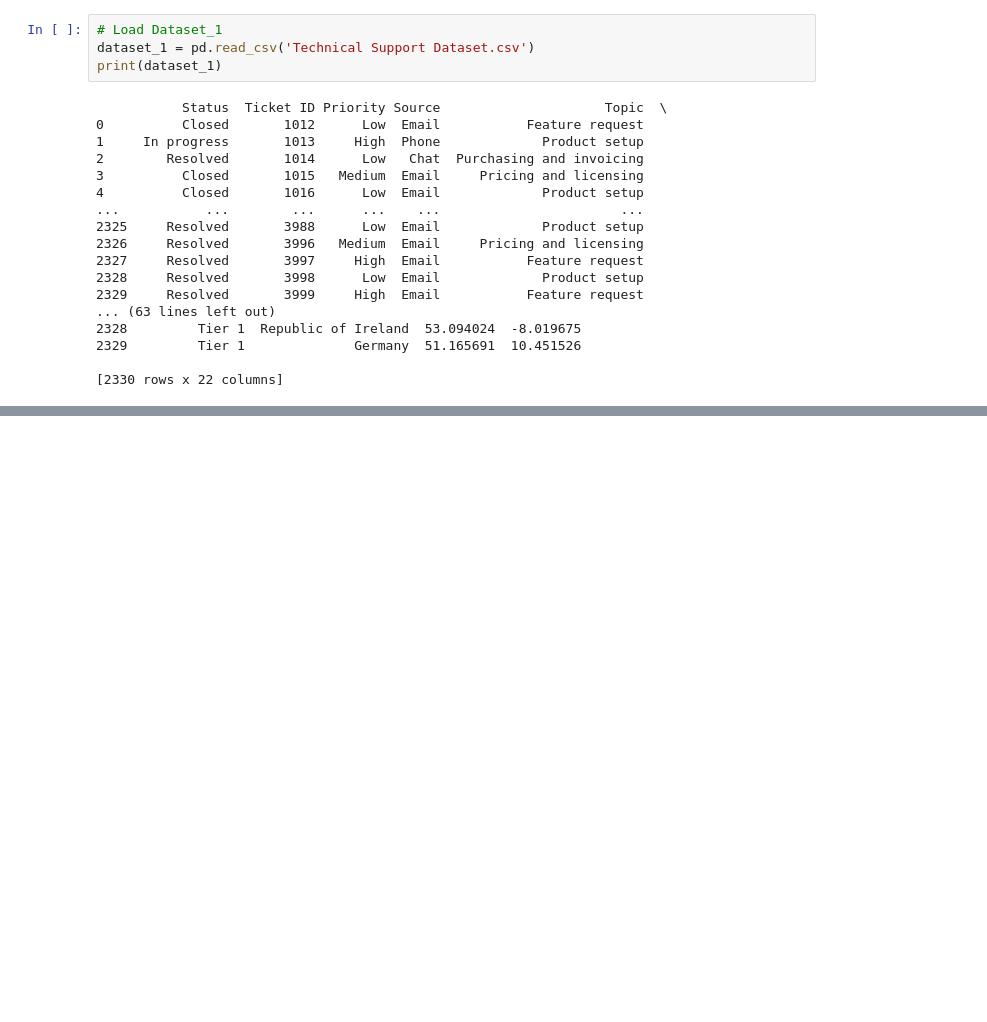
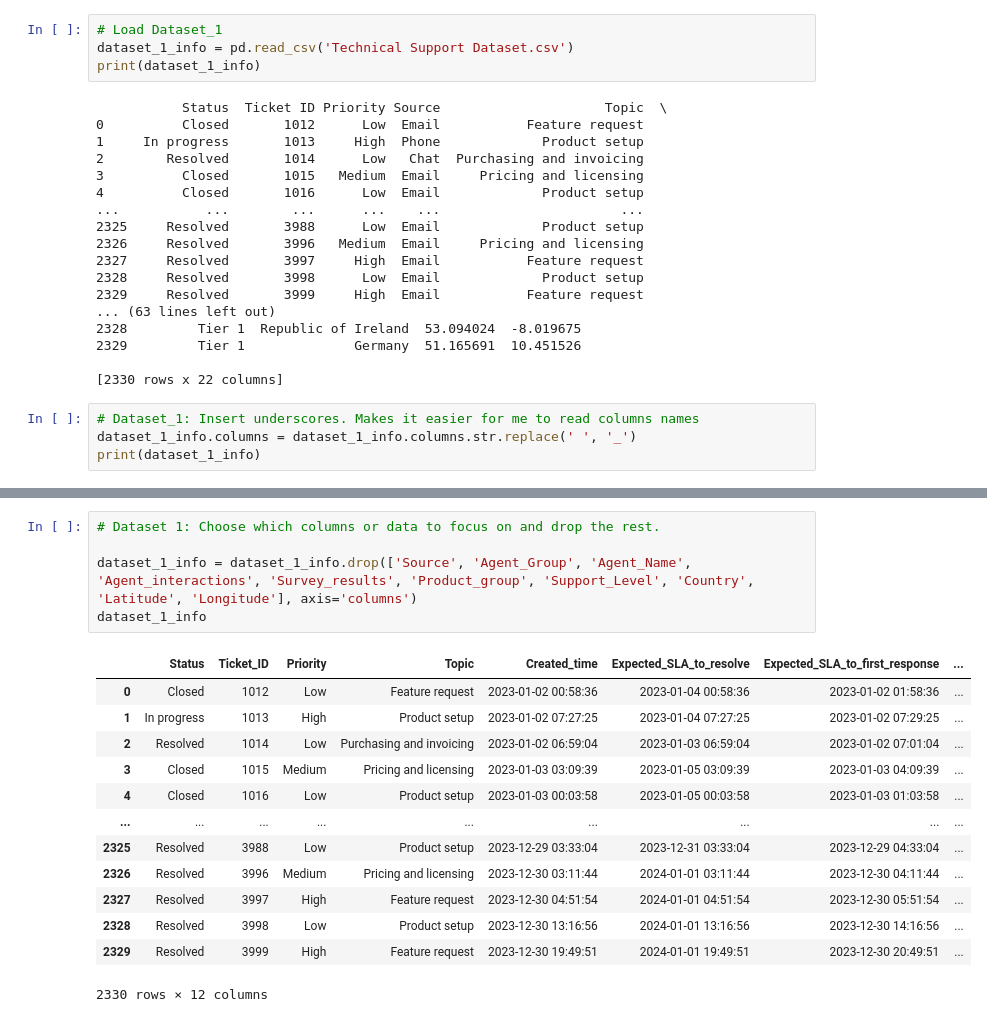
Before and after one commit to stevetech73/Tech_Support_Analysis, a Jupyter notebook: Technical_Support_Analysis.ipynb, the cells around one changed output, grey strips where cells are left out. Saved outputs shown, nothing was run; the diff lists cells and outputs as text; blank space fills up the shorter version.

Commit message:
Delete and rename columns

```diff
--- a/Technical_Support_Analysis.ipynb
+++ b/Technical_Support_Analysis.ipynb
@@ -14,7 +19,7 @@ import pandas as pd
 # %%
 # Load Dataset_1
-dataset_1 = pd.read_csv('Technical Support Dataset.csv')
-print(dataset_1)
+dataset_1_info = pd.read_csv('Technical Support Dataset.csv')
+print(dataset_1_info)
 # %% [output]
            Status  Ticket ID Priority Source                     Topic  \
 0          Closed       1012      Low  Email           Feature request
@@ -33,3 +38,7 @@ print(dataset_1)
 2329         Tier 1              Germany  51.165691  10.451526
 
 [2330 rows x 22 columns]
+# %%
+# Dataset_1: Insert underscores. Makes it easier for me to read columns names
+dataset_1_info.columns = dataset_1_info.columns.str.replace(' ', '_')
+print(dataset_1_info)
@@ -35,0 +74,19 @@ print(dataset_1)
+# %%
+# Dataset 1: Choose which columns or data to focus on and drop the rest.
+
+dataset_1_info = dataset_1_info.drop(['Source', 'Agent_Group', 'Agent_Name', 'Agent_interactions', 'Survey_results', 'Product_group', 'Support_Level', 'Country', 'Latitude', 'Longitude'], axis='columns')
+dataset_1_info
+# %% [output]
+|  | Status | Ticket_ID | Priority | Topic | Created_time | Expected_SLA_to_resolve | Expected_SLA_to_first_response | ... |
+| 0 | Closed | 1012 | Low | Feature request | 2023-01-02 00:58:36 | 2023-01-04 00:58:36 | 2023-01-02 01:58:36 | ... |
+| 1 | In progress | 1013 | High | Product setup | 2023-01-02 07:27:25 | 2023-01-04 07:27:25 | 2023-01-02 07:29:25 | ... |
+| 2 | Resolved | 1014 | Low | Purchasing and invoicing | 2023-01-02 06:59:04 | 2023-01-03 06:59:04 | 2023-01-02 07:01:04 | ... |
+| 3 | Closed | 1015 | Medium | Pricing and licensing | 2023-01-03 03:09:39 | 2023-01-05 03:09:39 | 2023-01-03 04:09:39 | ... |
+| 4 | Closed | 1016 | Low | Product setup | 2023-01-03 00:03:58 | 2023-01-05 00:03:58 | 2023-01-03 01:03:58 | ... |
+| ... | ... | ... | ... | ... | ... | ... | ... | ... |
+| 2325 | Resolved | 3988 | Low | Product setup | 2023-12-29 03:33:04 | 2023-12-31 03:33:04 | 2023-12-29 04:33:04 | ... |
+| 2326 | Resolved | 3996 | Medium | Pricing and licensing | 2023-12-30 03:11:44 | 2024-01-01 03:11:44 | 2023-12-30 04:11:44 | ... |
+| 2327 | Resolved | 3997 | High | Feature request | 2023-12-30 04:51:54 | 2024-01-01 04:51:54 | 2023-12-30 05:51:54 | ... |
+| 2328 | Resolved | 3998 | Low | Product setup | 2023-12-30 13:16:56 | 2024-01-01 13:16:56 | 2023-12-30 14:16:56 | ... |
+| 2329 | Resolved | 3999 | High | Feature request | 2023-12-30 19:49:51 | 2024-01-01 19:49:51 | 2023-12-30 20:49:51 | ... |
+2330 rows × 12 columns
```
Also changed, not shown: parts of 12 cells of this notebook.
